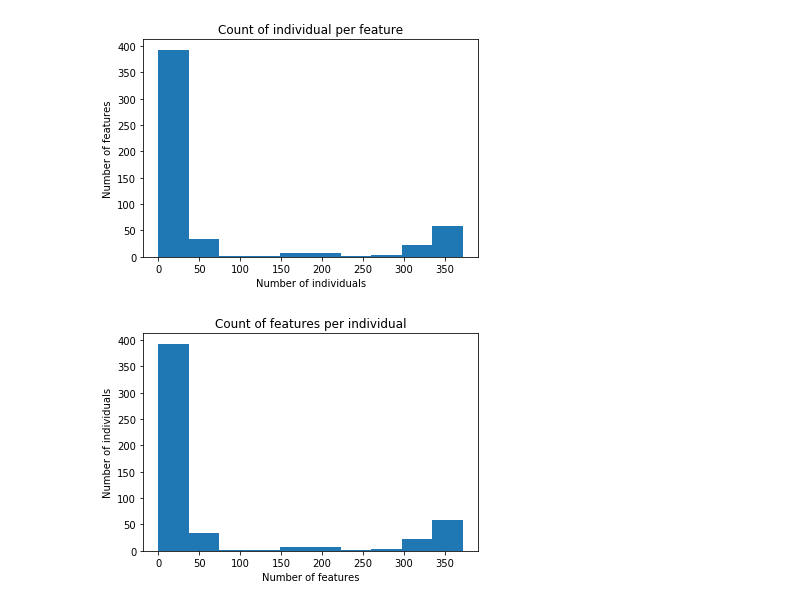
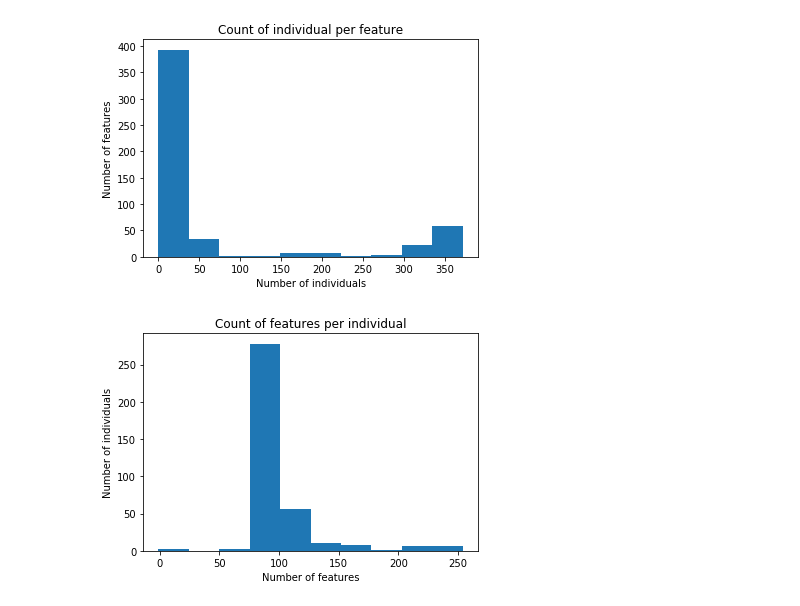
Before and after one commit to matthiasbe/virusDetection, a Jupyter notebook: script.ipynb, the cells around one changed output. Cells and saved outputs as stored; diff of their text form; code cells hidden in the pictures.

```diff
--- a/script.ipynb
+++ b/script.ipynb
@@ -39,10 +40,10 @@ plt.show()
 [figure]
 # %%
 # Count of features for each individual
-plt.hist(train.sum(axis=0))
+plt.hist(train.sum(axis=1))
 plt.title("Count of features per individual")
 plt.xlabel("Number of features")
 plt.ylabel("Number of individuals")
 plt.show()
 # %% [output]
-[figure, old version]
+[figure, new version]
```
Also changed, not shown: parts of 4 cells of this notebook.
